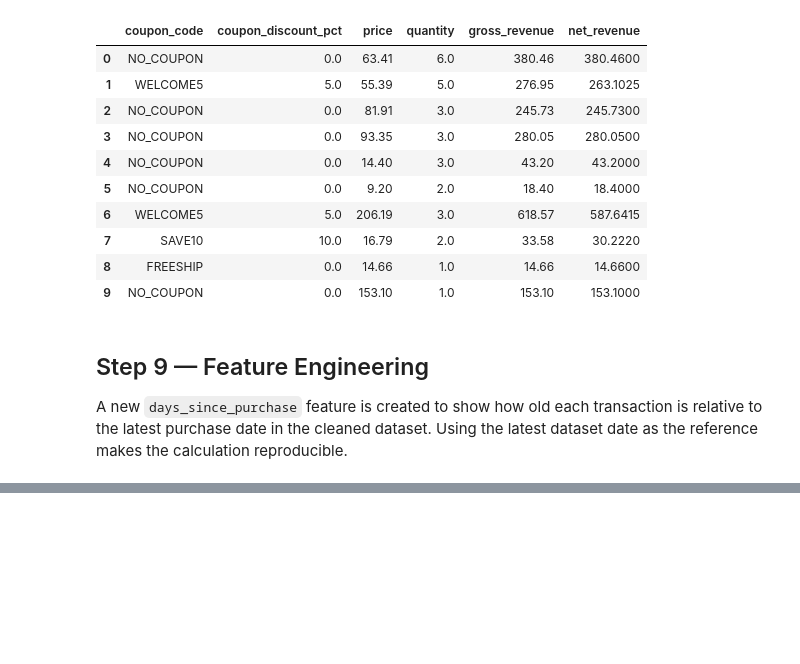
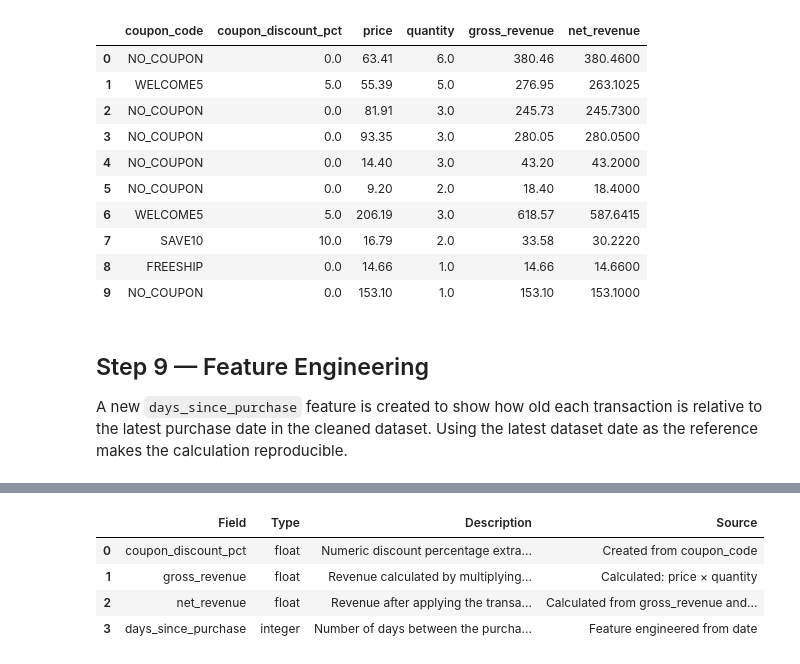
Before and after one commit to UbaidUllah777/Lab1---Data-Collection-and-Pre-processing, a Jupyter notebook: notebooks/DataEngineering_Lab1.ipynb, the cells around one changed output, grey strips where cells are left out. Saved outputs shown, nothing was run; the diff lists cells and outputs as text; code cells hidden in the pictures; blank space fills up the shorter version.

```diff
--- a/notebooks/DataEngineering_Lab1.ipynb
+++ b/notebooks/DataEngineering_Lab1.ipynb
@@ -372,0 +657,37 @@ cleaned_sales[
+# %%
+# Define the new columns created during the lab
+
+new_columns = pd.DataFrame([
+    {
+        "Field": "coupon_discount_pct",
+        "Type": "float",
+        "Description": "Numeric discount percentage extracted from the coupon_code.",
+        "Source": "Created from coupon_code"
+    },
+    {
+        "Field": "gross_revenue",
+        "Type": "float",
+        "Description": "Revenue calculated by multiplying price by quantity.",
+        "Source": "Calculated: price × quantity"
+    },
+    {
+        "Field": "net_revenue",
+        "Type": "float",
+        "Description": "Revenue after applying the transaction discount.",
+        "Source": "Calculated from gross_revenue and discount_pct"
+    },
+    {
+        "Field": "days_since_purchase",
+        "Type": "integer",
+        "Description": "Number of days between the purchase date and the latest purchase date in the cleaned dataset.",
+        "Source": "Feature engineered from date"
+    }
+])
+
+new_columns
+# %% [output]
+|  | Field | Type | Description | Source |
+| 0 | coupon_discount_pct | float | Numeric discount percentage extra... | Created from coupon_code |
+| 1 | gross_revenue | float | Revenue calculated by multiplying... | Calculated: price × quantity |
+| 2 | net_revenue | float | Revenue after applying the transa... | Calculated from gross_revenue and... |
+| 3 | days_since_purchase | integer | Number of days between the purcha... | Feature engineered from date |
```
Also changed, not shown: parts of 19 cells of this notebook, 4 other files.
